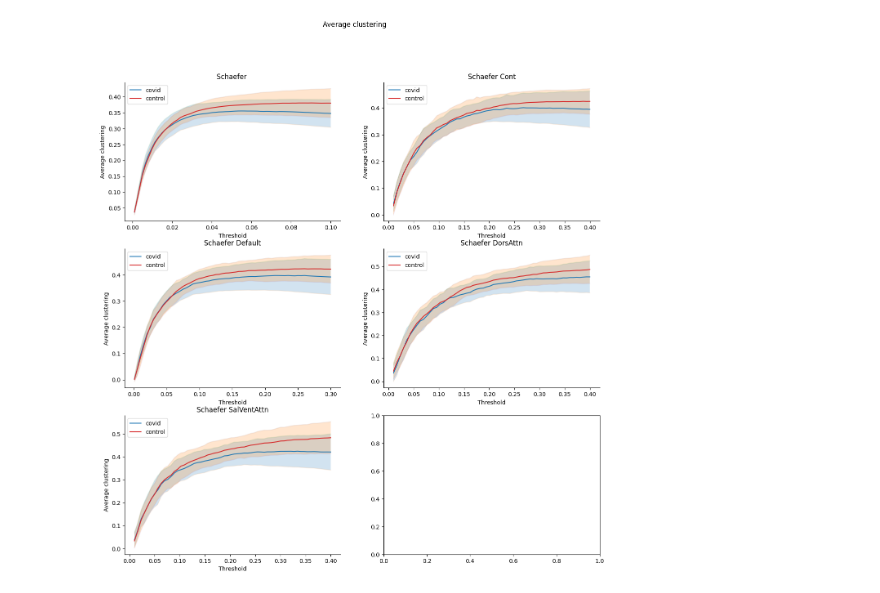
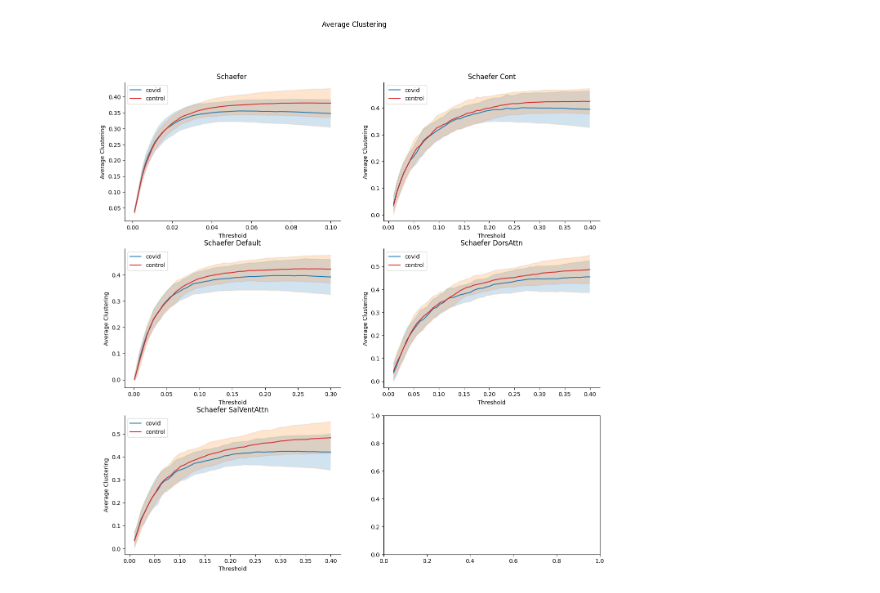
Before and after one commit to FerminT/fMRI_postcovid, a Jupyter notebook: plot_thresholds.ipynb, the cells around one changed output. Drawn from its saved outputs; the diff is of its cells as text; code cells hidden in the pictures.

```diff
--- a/plot_thresholds.ipynb
+++ b/plot_thresholds.ipynb
@@ -12,26 +12,29 @@ def add_curve(thresholds, avg_clustering, lower_error, upper_error, group, ax):
     ax.legend()
     ax.fill_between(thresholds, lower_error, upper_error, alpha=0.2)
 # %%
-fig, axes = plt.subplots(figsize=(15, 15), nrows=len(networks) // 2 + 1, ncols=2)
-for i, network in enumerate(networks):
-    network_path = f'{base_folder}_{network}' if network else base_folder
-    df = pd.read_csv(Path(network_path, thresholds_file), index_col=0)
-    ax = axes[i // 2, i % 2]
-    groups = df['group'].unique()
-    for group in groups:
-        group_metrics = df[df['group'] == group]
-        thresholds = group_metrics['threshold'].values
-        lower_error, upper_error = group_metrics['avg_clustering'] - group_metrics['avg_clustering_std'], group_metrics['avg_clustering'] + group_metrics['avg_clustering_std']
-        avg_clustering = group_metrics['avg_clustering'].values
-        add_curve(thresholds, avg_clustering, lower_error, upper_error, group, ax)
+def plot_measure(base_folder, networks, measure_label, measure_desc):
+    fig, axes = plt.subplots(figsize=(15, 15), nrows=len(networks) // 2 + 1, ncols=2)
+    for i, network in enumerate(networks):
+        network_path = f'{base_folder}_{network}' if network else base_folder
+        df = pd.read_csv(Path(network_path, thresholds_file), index_col=0)
+        ax = axes[i // 2, i % 2]
+        groups = df['group'].unique()
+        for group in groups:
+            group_metrics = df[df['group'] == group]
+            thresholds = group_metrics['threshold'].values
+            lower_error, upper_error = group_metrics[measure_label] - group_metrics[f'{measure_label}_std'], group_metrics[measure_label] + group_metrics[f'{measure_label}_std']
+            avg_clustering = group_metrics[measure_label].values
+            add_curve(thresholds, avg_clustering, lower_error, upper_error, group, ax)
 
-    ax.set_title(f'Schaefer {network}')
-    ax.set_xlabel('Threshold')
-    ax.set_ylabel('Average clustering')
-    ax.spines['top'].set_visible(False)
-    ax.spines['right'].set_visible(False)
-fig.suptitle('Average clustering')
-fig.savefig('results/schaefer400_avg_clustering.png')
-plt.show()
+        ax.set_title(f'Schaefer {network}')
+        ax.set_xlabel('Threshold')
+        ax.set_ylabel(measure_desc)
+        ax.spines['top'].set_visible(False)
+        ax.spines['right'].set_visible(False)
+    fig.suptitle(measure_desc)
+    fig.savefig(f'results/schaefer400_{measure_label}.png')
+    plt.show()
-# %% [output]
-[figure, removed]
+# %%
+plot_measure(base_folder, networks, 'avg_clustering', 'Average Clustering')
+# %% [output]
+[figure, added]
```
Also changed, not shown: parts of 1 cell of this notebook.
